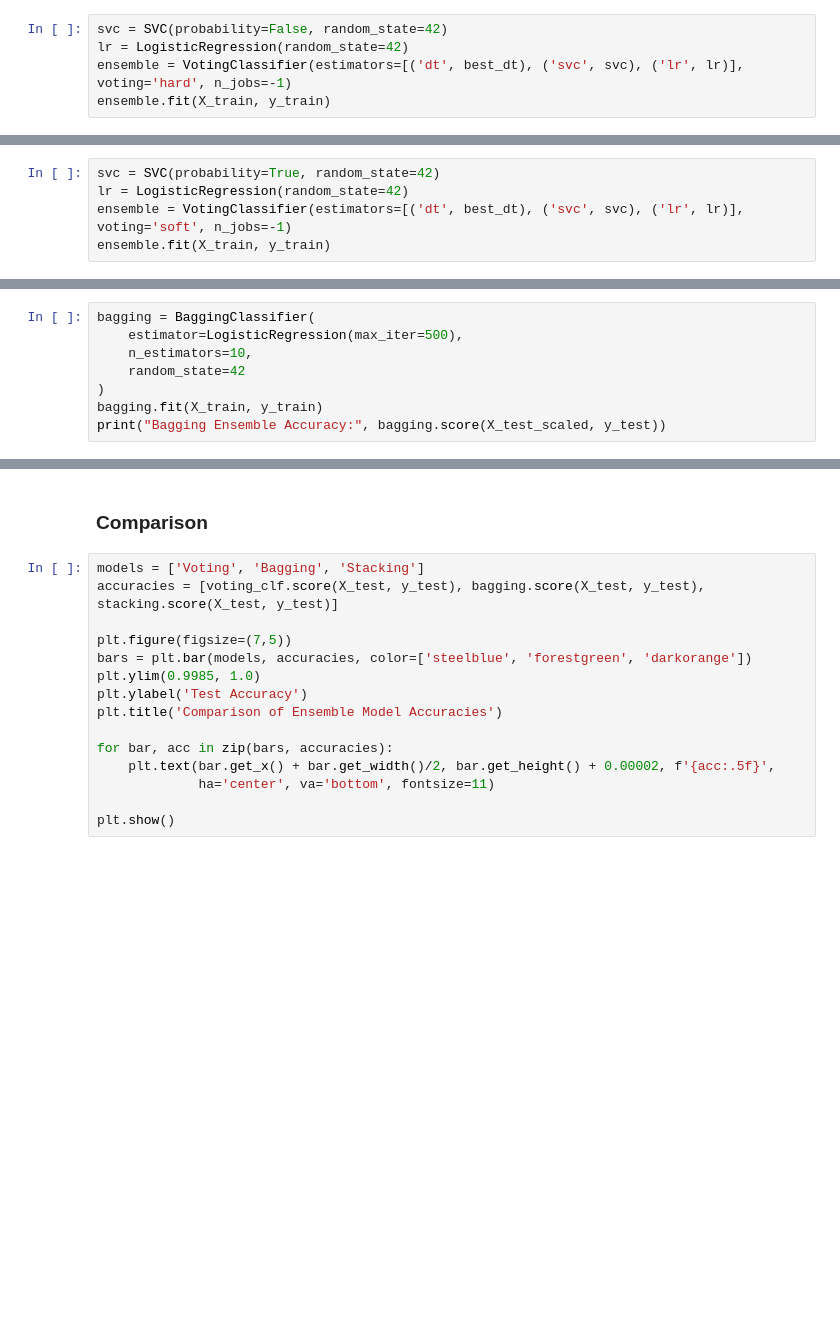
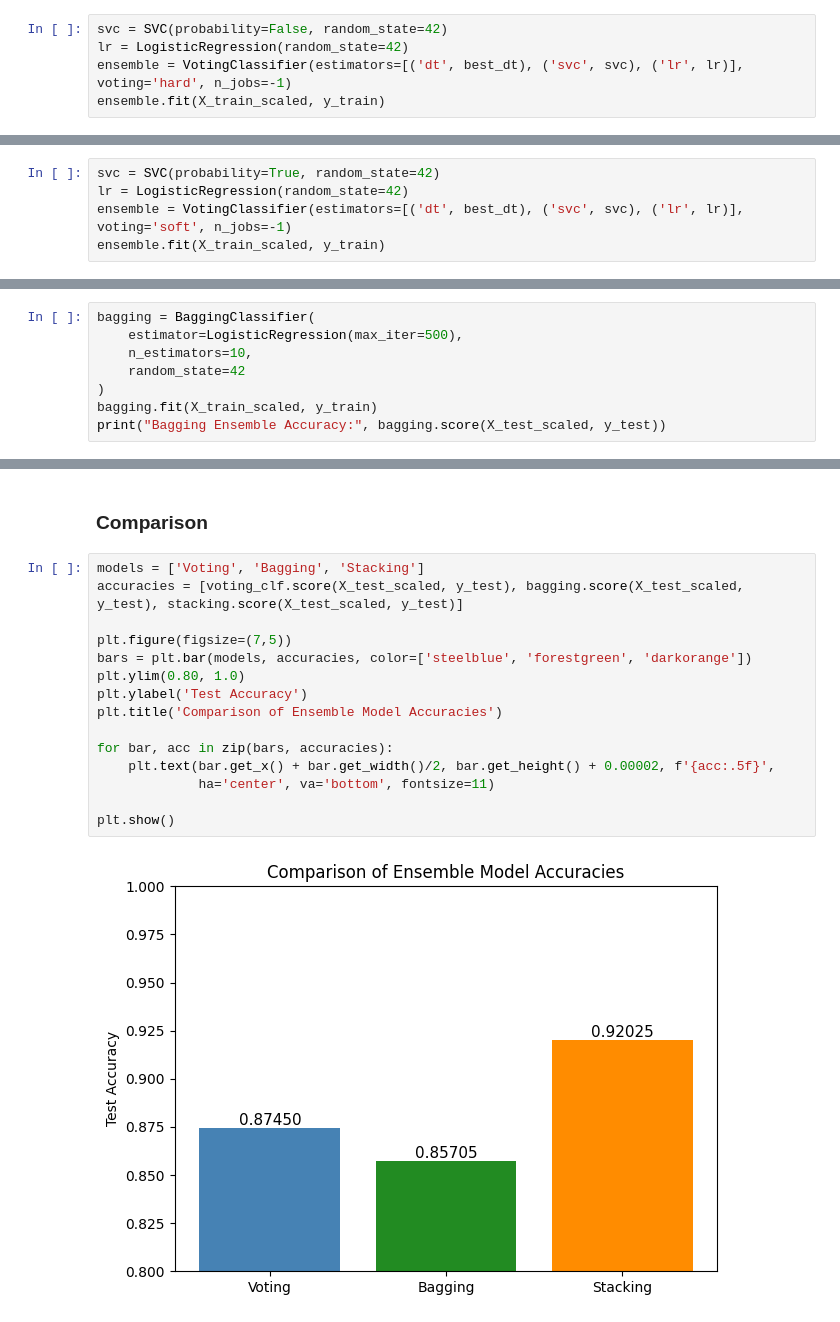
Before and after one commit to Atoms919/ML_project_diabetes_health_indicator, a Jupyter notebook: ML_project_merge.ipynb, the cells around one changed output, grey strips where cells are left out. Cells and saved outputs as stored; diff of their text form; blank space fills up the shorter version.

```diff
--- a/ML_project_merge.ipynb
+++ b/ML_project_merge.ipynb
@@ -401,7 +401,7 @@ best_dt = grid_search.best_estimator_
 svc = SVC(probability=False, random_state=42)
 lr = LogisticRegression(random_state=42)
 ensemble = VotingClassifier(estimators=[('dt', best_dt), ('svc', svc), ('lr', lr)], voting='hard', n_jobs=-1)
-ensemble.fit(X_train, y_train)
+ensemble.fit(X_train_scaled, y_train)
 # %% [output]
 VotingClassifier(estimators=[('dt',
                               DecisionTreeClassifier(max_depth=3,
@@ -450,7 +450,7 @@ In the case of diabetes, having fewer false negative would brobably be better si
 svc = SVC(probability=True, random_state=42)
 lr = LogisticRegression(random_state=42)
 ensemble = VotingClassifier(estimators=[('dt', best_dt), ('svc', svc), ('lr', lr)], voting='soft', n_jobs=-1)
-ensemble.fit(X_train, y_train)
+ensemble.fit(X_train_scaled, y_train)
 # %% [output]
 VotingClassifier(estimators=[('dt',
                               DecisionTreeClassifier(max_depth=3,
@@ -503,5 +511,5 @@ bagging = BaggingClassifier(
     n_estimators=10,
     random_state=42
 )
-bagging.fit(X_train, y_train)
+bagging.fit(X_train_scaled, y_train)
 print("Bagging Ensemble Accuracy:", bagging.score(X_test_scaled, y_test))
@@ -525,16 +537,18 @@ print("Stacking Ensemble Accuracy:", stacking.score(X_test_scaled, y_test))
 ### Comparison
 # %%
 models = ['Voting', 'Bagging', 'Stacking']
-accuracies = [voting_clf.score(X_test, y_test), bagging.score(X_test, y_test), stacking.score(X_test, y_test)]
+accuracies = [voting_clf.score(X_test_scaled, y_test), bagging.score(X_test_scaled, y_test), stacking.score(X_test_scaled, y_test)]
 
 plt.figure(figsize=(7,5))
 bars = plt.bar(models, accuracies, color=['steelblue', 'forestgreen', 'darkorange'])
-plt.ylim(0.9985, 1.0)
+plt.ylim(0.80, 1.0)
 plt.ylabel('Test Accuracy')
 plt.title('Comparison of Ensemble Model Accuracies')
 
 for bar, acc in zip(bars, accuracies):
     plt.text(bar.get_x() + bar.get_width()/2, bar.get_height() + 0.00002, f'{acc:.5f}',
              ha='center', va='bottom', fontsize=11)
 
 plt.show()
+# %% [output]
+[figure, added]
```
Also changed, not shown: parts of 10 cells of this notebook.
